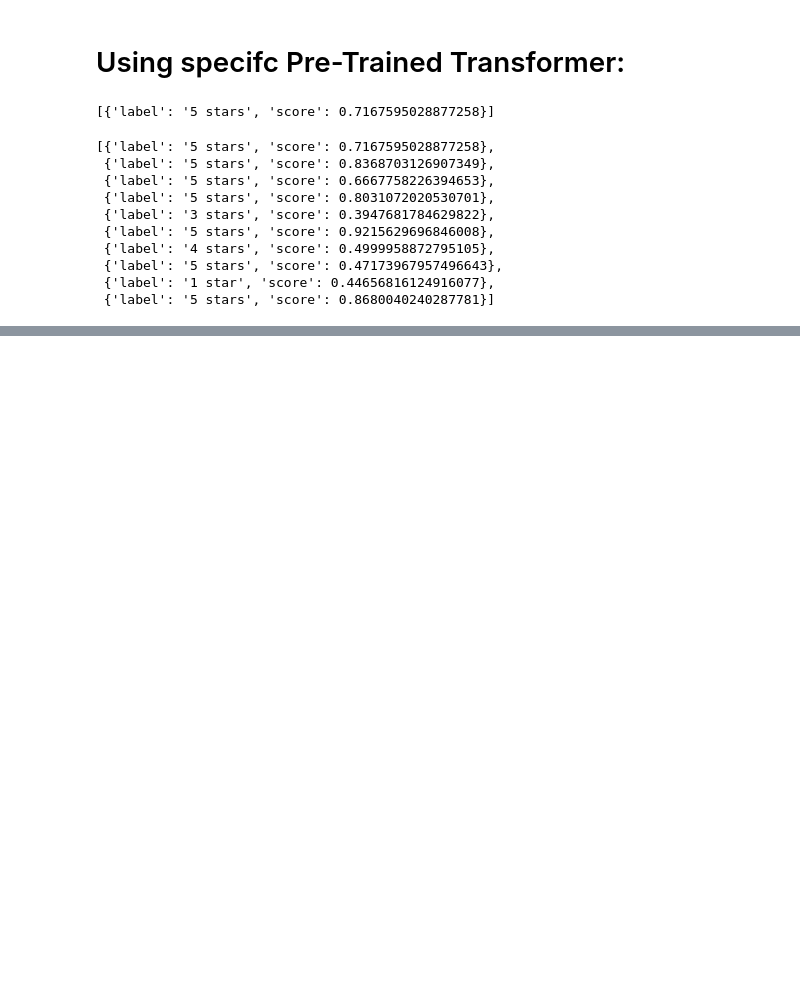
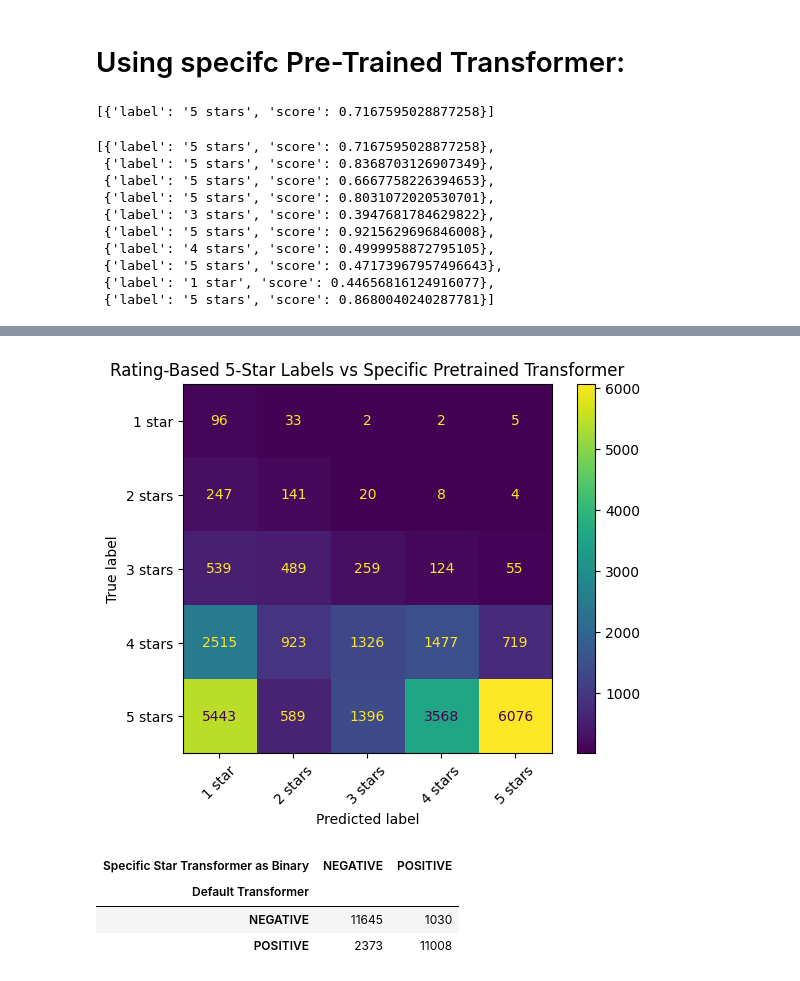
Before and after one commit to Yiannis7918/Hotel-Reviews-Sentiment-Analysis-NLP-Project, a Jupyter notebook: notebooks/Sentiment_Analysis_Transf.ipynb, the cells around one changed output, grey strips where cells are left out. Drawn from its saved outputs; the diff is of its cells as text; code cells hidden in the pictures; blank space fills up the shorter version.

Commit message:
specific pre-trained transformer with classification and matrix

```diff
--- a/notebooks/Sentiment_Analysis_Transf.ipynb
+++ b/notebooks/Sentiment_Analysis_Transf.ipynb
@@ -297,0 +312,21 @@ df.to_csv("../data/booking_reviews_with_two_transformer_predictions.csv", index=
+# %%
+def rating_to_5_star_label(rating):
+    if rating <= 2:
+        return "1 star"
+    elif rating <= 4:
+        return "2 stars"
+    elif rating <= 6:
+        return "3 stars"
+    elif rating <= 8:
+        return "4 stars"
+    else:
+        return "5 stars"
+
+df["rating_5_star_label"] = df["rating"].apply(rating_to_5_star_label)
+
+df[[
+    "rating",
+    "rating_5_star_label",
+    "star_transformer_label",
+    "star_transformer_score"
+]].head(10)
@@ -297,0 +420,49 @@ df.to_csv("../data/booking_reviews_with_two_transformer_predictions.csv", index=
+# %%
+# confusion matrix:
+
+from sklearn.metrics import confusion_matrix, ConfusionMatrixDisplay
+import matplotlib.pyplot as plt
+
+labels = ["1 star", "2 stars", "3 stars", "4 stars", "5 stars"]
+
+cm = confusion_matrix(
+    df["rating_5_star_label"],
+    df["star_transformer_label"],
+    labels=labels
+)
+
+disp = ConfusionMatrixDisplay(
+    confusion_matrix=cm,
+    display_labels=labels
+)
+
+disp.plot()
+plt.title("Rating-Based 5-Star Labels vs Specific Pretrained Transformer")
+plt.xticks(rotation=45)
+plt.show()
+# %% [output]
+[figure, added]
+# %%
+# comparing specific transformer to the binary transformer, by converting firstly:
+
+def star_label_to_binary(label):
+    if label in ["4 stars", "5 stars"]:
+        return "POSITIVE"
+    else:
+        return "NEGATIVE"
+
+df["star_transformer_binary"] = df["star_transformer_label"].apply(star_label_to_binary)
+
+# comparing with th ecrosstab:
+
+pd.crosstab(
+    df["transformer_label"],
+    df["star_transformer_binary"],
+    rownames=["Default Transformer"],
+    colnames=["Specific Star Transformer as Binary"]
+)
+# %% [output]
+| Specific Star Transformer as Binary | NEGATIVE | POSITIVE |
+| Default Transformer |  |  |
+| NEGATIVE | 11645 | 1030 |
+| POSITIVE | 2373 | 11008 |
```
Also changed, not shown: parts of 18 cells of this notebook, 1 other file.
